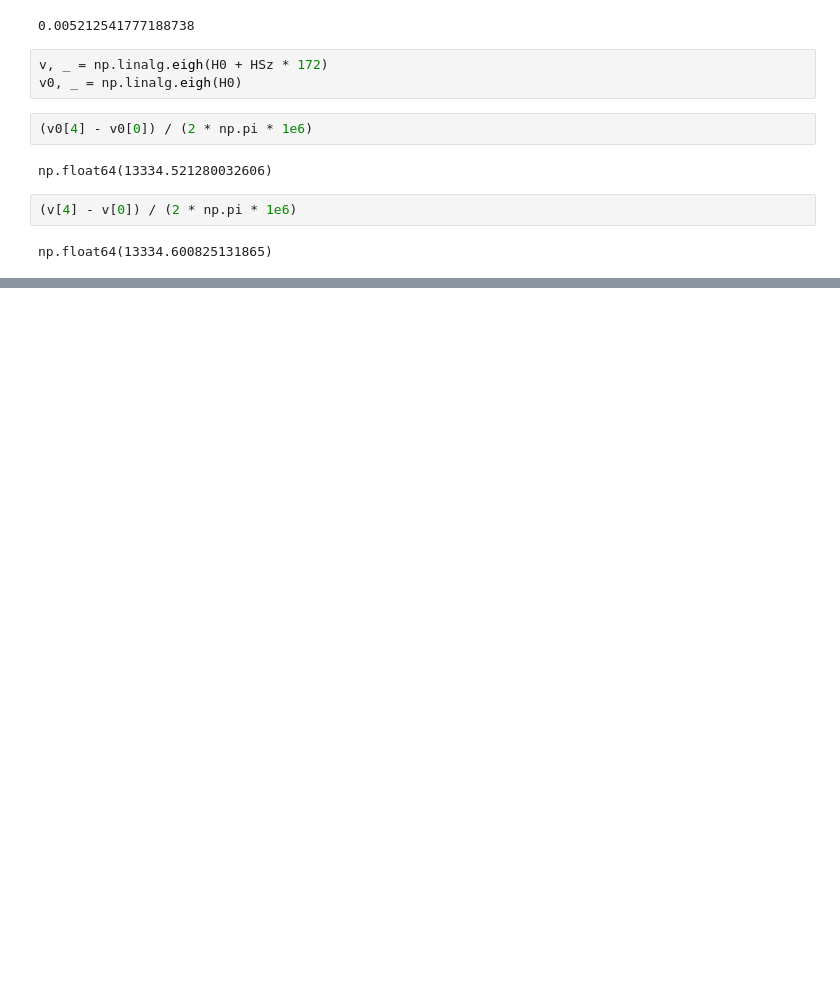
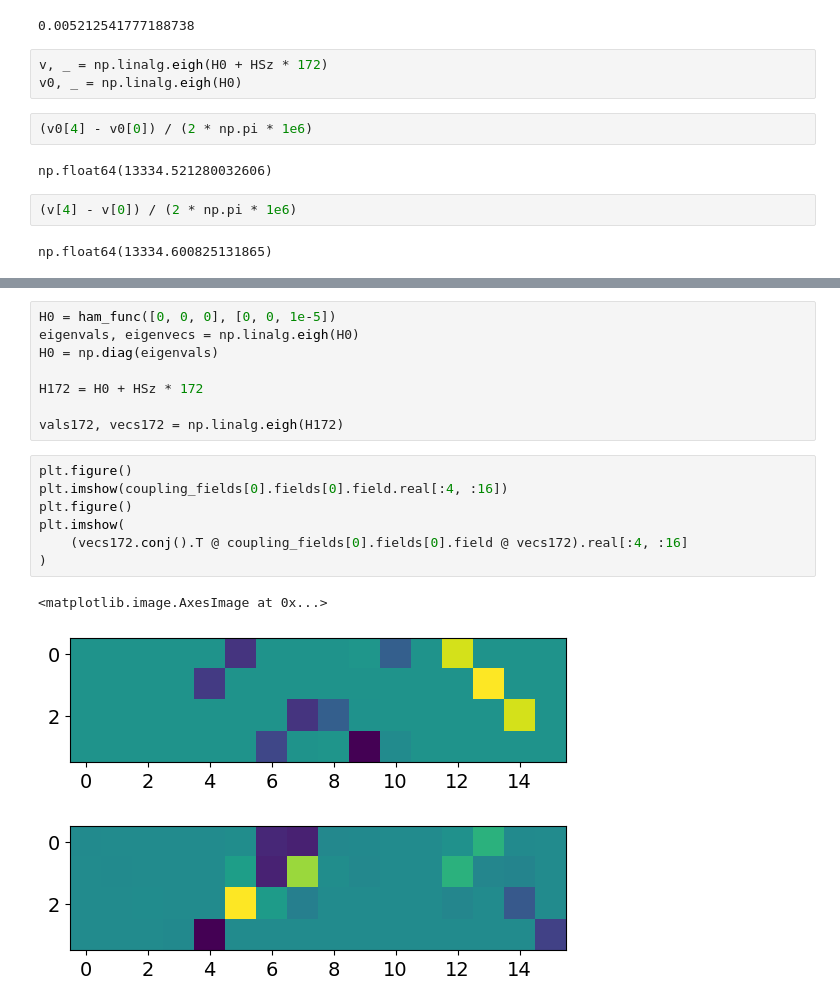
Before and after one commit to ograsdijk/CeNTREX-TlF, a Jupyter notebook: examples/spa paper/generate_hamiltonian.ipynb, the cells around one changed output, grey strips where cells are left out. Cells and saved outputs as stored; diff of their text form; blank space fills up the shorter version.

```diff
--- a/examples/spa paper/generate_hamiltonian.ipynb
+++ b/examples/spa paper/generate_hamiltonian.ipynb
@@ -1215,0 +1319,19 @@ np.float64(13334.600825131865)
+# %%
+H0 = ham_func([0, 0, 0], [0, 0, 1e-5])
+eigenvals, eigenvecs = np.linalg.eigh(H0)
+H0 = np.diag(eigenvals)
+
+H172 = H0 + HSz * 172
+
+vals172, vecs172 = np.linalg.eigh(H172)
+# %%
+plt.figure()
+plt.imshow(coupling_fields[0].fields[0].field.real[:4, :16])
+plt.figure()
+plt.imshow(
+    (vecs172.conj().T @ coupling_fields[0].fields[0].field @ vecs172).real[:4, :16]
+)
+# %% [output]
+<matplotlib.image.AxesImage at 0x...>
+[figure, added]
+[figure, added]
```
Also changed, not shown: parts of 18 cells of this notebook, 3 other files.
